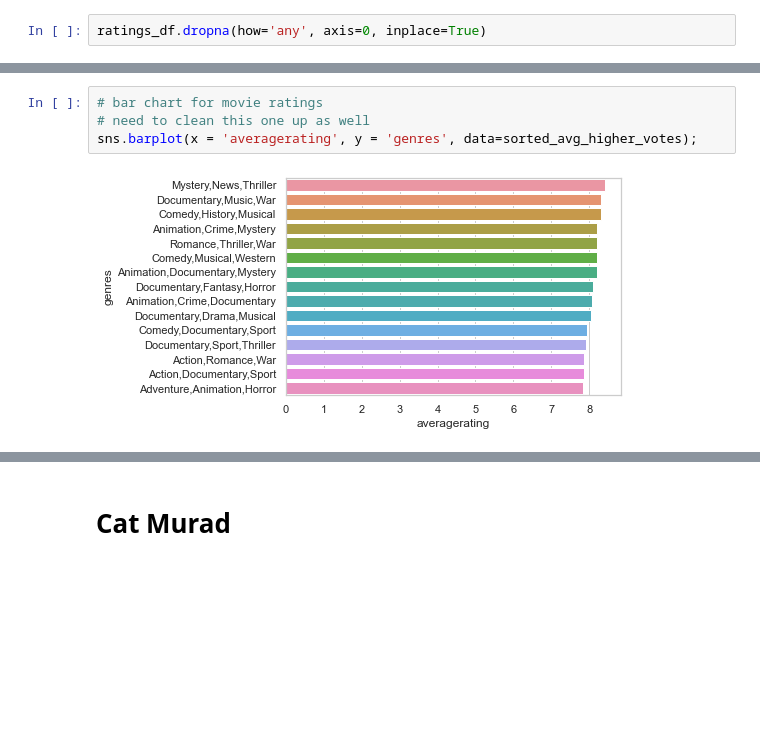
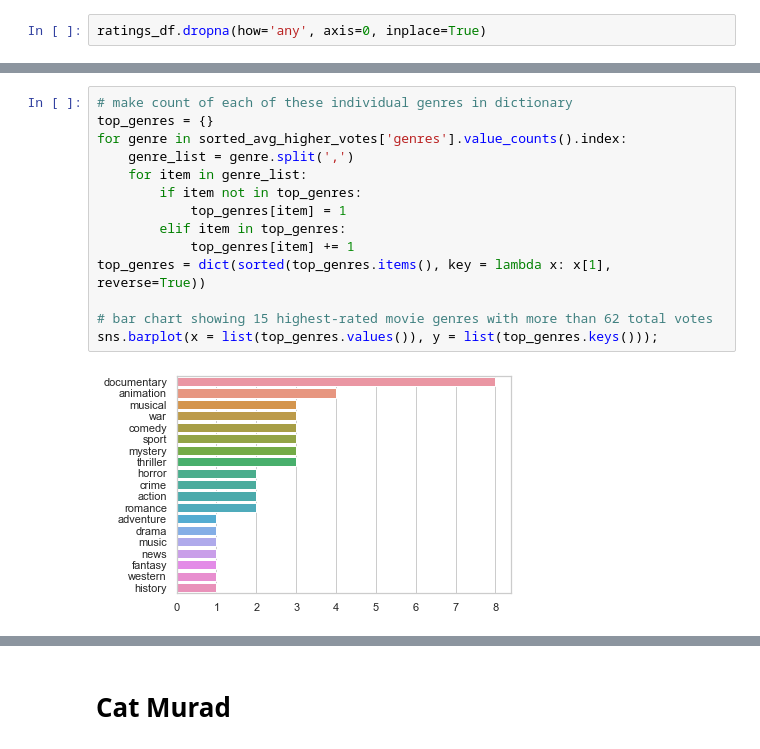
Before and after one commit to mehince/group-1-capstone, a Jupyter notebook: student.ipynb, the cells around one changed output, grey strips where cells are left out. Drawn from its saved outputs; the diff is of its cells as text; blank space fills up the shorter version.

```diff
--- a/student.ipynb
+++ b/student.ipynb
@@ -45,6 +64,16 @@ sns.boxplot(x = sorted_avg_higher_votes['numvotes']);
-# %%
-# bar chart for movie ratings
-# need to clean this one up as well
-sns.barplot(x = 'averagerating', y = 'genres', data=sorted_avg_higher_votes);
-# %% [output]
-[figure, removed]
+# %%
+# make count of each of these individual genres in dictionary
+top_genres = {}
+for genre in sorted_avg_higher_votes['genres'].value_counts().index:
+    genre_list = genre.split(',')
+    for item in genre_list:
+        if item not in top_genres:
+            top_genres[item] = 1
+        elif item in top_genres:
+            top_genres[item] += 1
+top_genres = dict(sorted(top_genres.items(), key = lambda x: x[1], reverse=True))
+
+# bar chart showing 15 highest-rated movie genres with more than 62 total votes
+sns.barplot(x = list(top_genres.values()), y = list(top_genres.keys()));
+# %% [output]
+[figure, added]
```
Also changed, not shown: parts of 7 cells of this notebook.
